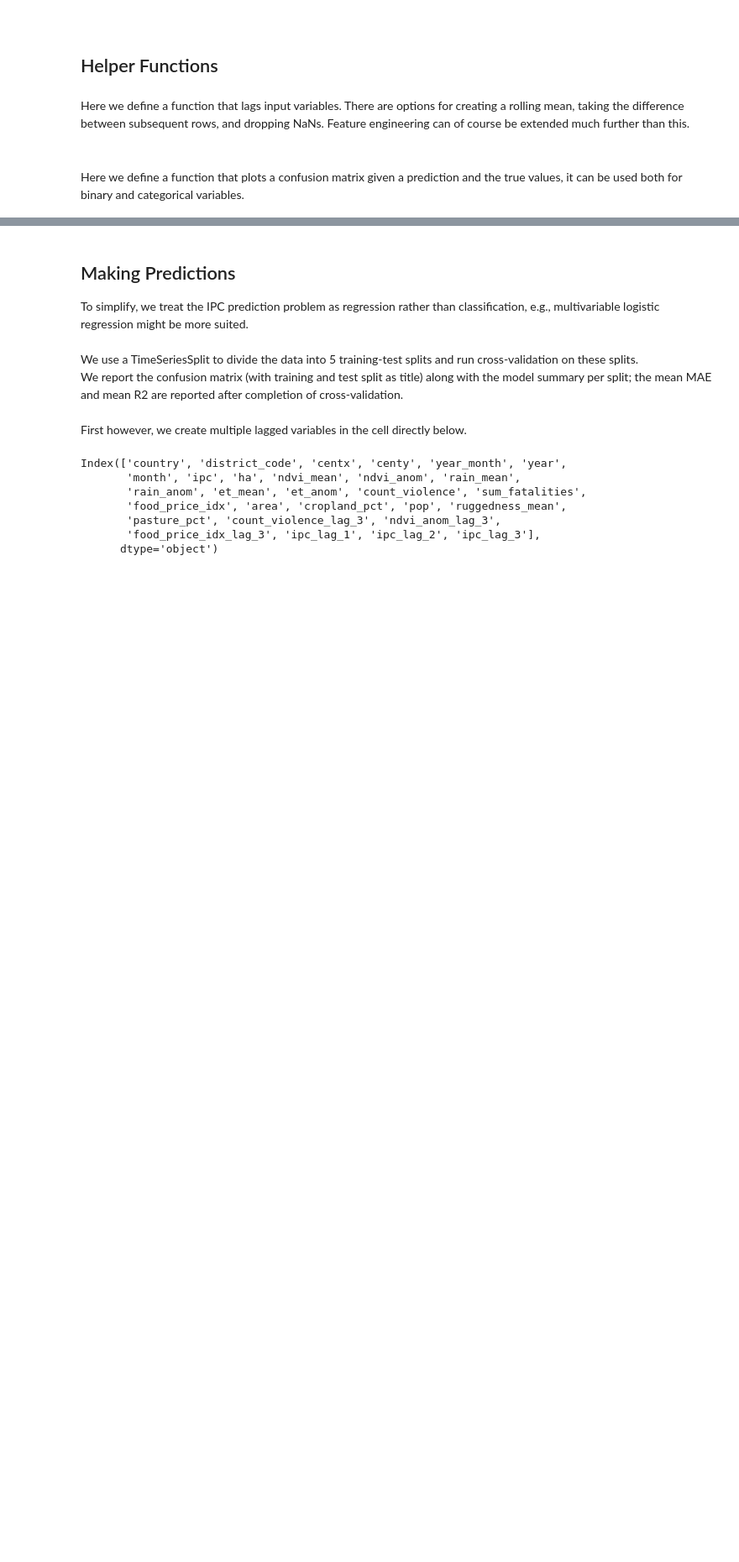
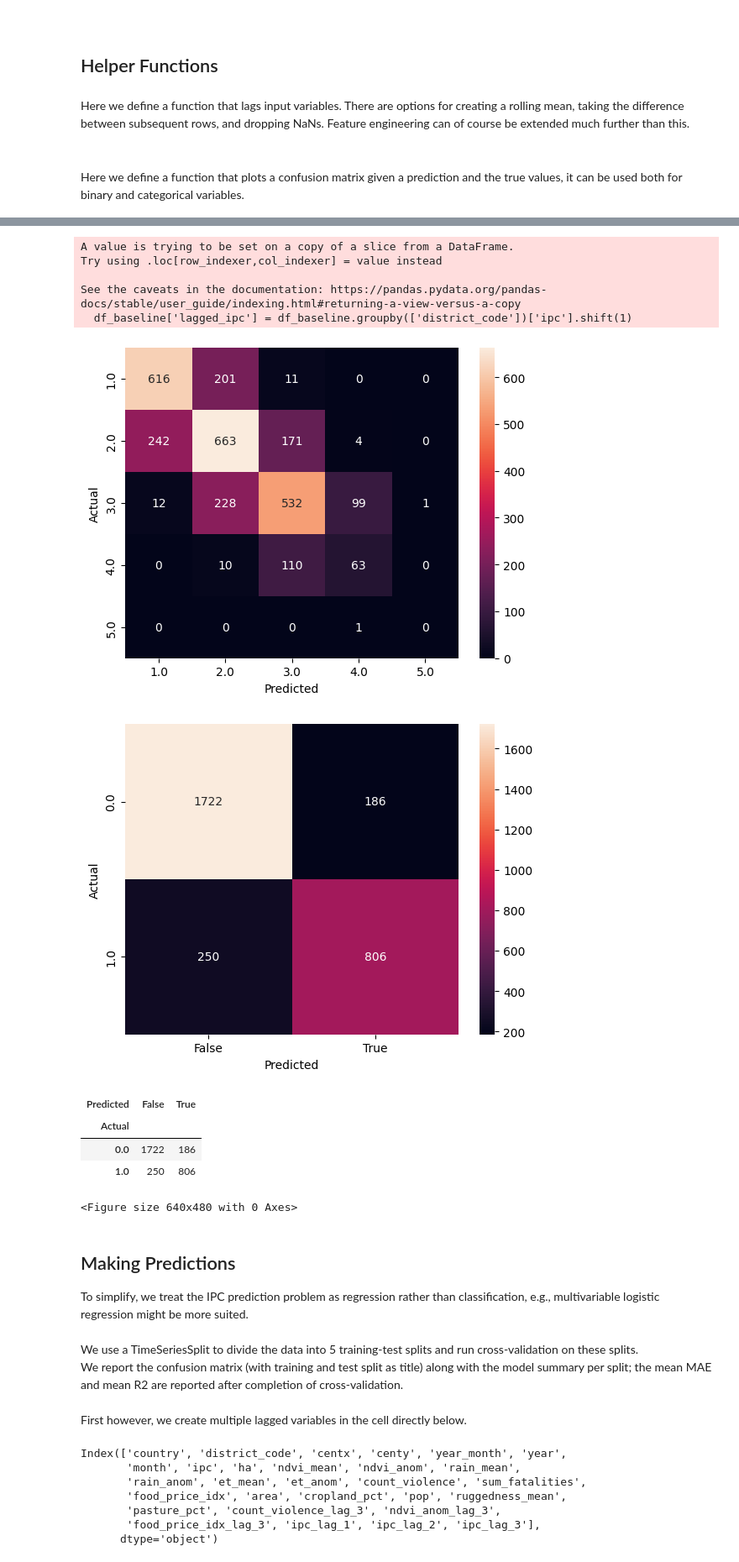
Before and after one commit to isavgt/JBG060-DC3-Group-12, a Jupyter notebook: predictions.ipynb, the cells around one changed output, grey strips where cells are left out. Shown: that part at 84% size. Cells and saved outputs as stored; diff of their text form; code cells hidden in the pictures; blank space fills up the shorter version.

Commit message:
added topics and baseline model

```diff
--- a/predictions.ipynb
+++ b/predictions.ipynb
@@ -143,3 +160,36 @@ def plot_ConfusionMatrix(prediction, true, binary=False):
+# %%
+# Remove all null values in ipc
+df_baseline  = df[(df['ipc'].notnull())]
+df_baseline['lagged_ipc'] = df_baseline.groupby(['district_code'])['ipc'].shift(1)
+
+# Create variable for lagged ipc
+y = df_baseline[["ipc"]]
+y_lagged = df_baseline[['lagged_ipc']]
+
+# Create binary variables for ipc and lagged ipc
+y_binary = y > 2 # Convert y to binary variable
+y_binary[y.isna()] = pd.NA # Conserve NaN values
+y_binary = y_binary.astype("float32") # Convert y to float
+y_lagged_binary = y_lagged > 2 # Convert y to binary variable
+y_lagged_binary[y_lagged.isna()] = pd.NA # Conserve NaN values
+y__lagged_binary = y_lagged_binary.astype("float32") # Convert y to float
+
+# Plot confusionmatrix for baseline model
+plot_ConfusionMatrix(df_baseline['lagged_ipc'], df_baseline['ipc'], binary = False)
+plot_ConfusionMatrix(y_lagged_binary['lagged_ipc'], y_binary['ipc'], binary = True)
+# %% [output]
+A value is trying to be set on a copy of a slice from a DataFrame.
+Try using .loc[row_indexer,col_indexer] = value instead
+
+See the caveats in the documentation: https://pandas.pydata.org/pandas-docs/stable/user_guide/indexing.html#returning-a-view-versus-a-copy
+  df_baseline['lagged_ipc'] = df_baseline.groupby(['district_code'])['ipc'].shift(1)
+[figure, added]
+[figure, added]
+| Predicted | False | True |
+| Actual |  |  |
+| 0.0 | 1722 | 186 |
+| 1.0 | 250 | 806 |
+<Figure size 640x480 with 0 Axes>
 # %% [markdown]
 ## Making Predictions
 
```
Also changed, not shown: parts of 9 cells of this notebook, 1 other file.
